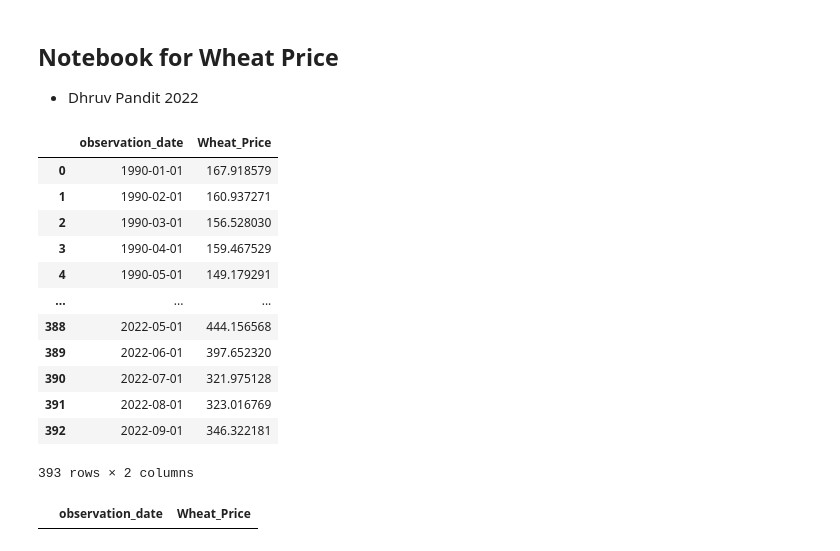
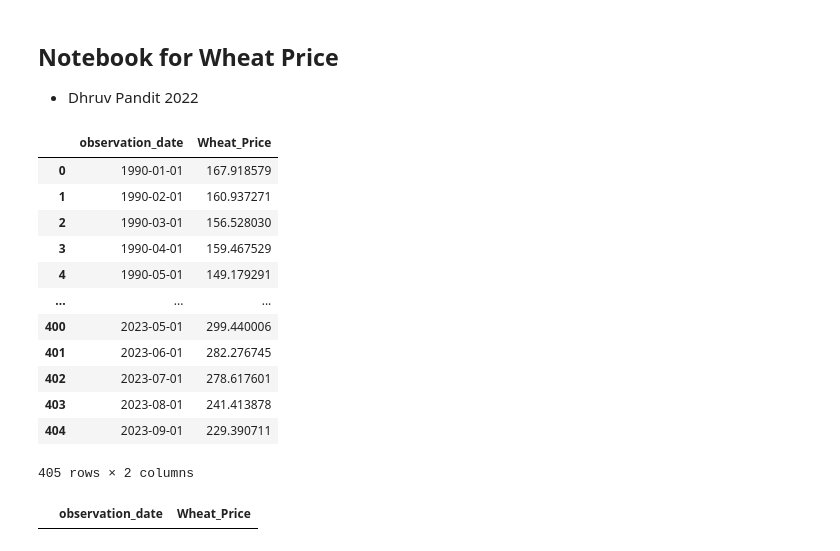
Before and after one commit to dhruv-pandit/time-series-project, a Jupyter notebook: wheat_prices/code/notebook_analysis_dhruv.ipynb, the cells around one changed output. Drawn from its saved outputs; the diff is of its cells as text; code cells hidden in the pictures.

```diff
--- a/wheat_prices/code/notebook_analysis_dhruv.ipynb
+++ b/wheat_prices/code/notebook_analysis_dhruv.ipynb
@@ -12,3 +12,8 @@ from statsmodels.tsa.statespace.sarimax import SARIMAX
 # %% [markdown]
 ## Notebook for Wheat Price
 * Dhruv Pandit 2022
+# %%
+def load_data():
+    url = 'https://raw.githubusercontent.com/dhruv-pandit/time-series-project/main/wheat_prices/Datasets/PWHEAMTUSDM.xls'
+    df_wheat = pd.read_excel(url, skiprows=10, engine='xlrd').rename(columns={'PWHEAMTUSDM' : 'Wheat_Price'})
+    return df_wheat
@@ -15,20 +29,20 @@ from statsmodels.tsa.statespace.sarimax import SARIMAX
 # %%
-df_wheat = pd.read_excel(r'/Users/dhruvpandit/Documents/GitHub/time-series-project/wheat_prices/Datasets/PWHEAMTUSDM.xls').rename(columns={'PWHEAMTUSDM' : 'Wheat_Price'})
+df_wheat = load_data()#pd.read_excel(r'/Users/dhruvpandit/Documents/GitHub/time-series-project/wheat_prices/Datasets/PWHEAMTUSDM.xls').rename(columns={'PWHEAMTUSDM' : 'Wheat_Price'})
 df_wheat
 # %% [output]
 |  | observation_date | Wheat_Price |
 | 0 | 1990-01-01 | 167.918579 |
 | 1 | 1990-02-01 | 160.937271 |
 | 2 | 1990-03-01 | 156.528030 |
 | 3 | 1990-04-01 | 159.467529 |
 | 4 | 1990-05-01 | 149.179291 |
 | ... | ... | ... |
-| 388 | 2022-05-01 | 444.156568 |
-| 389 | 2022-06-01 | 397.652320 |
-| 390 | 2022-07-01 | 321.975128 |
-| 391 | 2022-08-01 | 323.016769 |
-| 392 | 2022-09-01 | 346.322181 |
+| 400 | 2023-05-01 | 299.440006 |
+| 401 | 2023-06-01 | 282.276745 |
+| 402 | 2023-07-01 | 278.617601 |
+| 403 | 2023-08-01 | 241.413878 |
+| 404 | 2023-09-01 | 229.390711 |
-393 rows × 2 columns
+405 rows × 2 columns
 # %%
 non_numeric_values = df_wheat[~df_wheat['Wheat_Price'].apply(lambda x: np.isreal(x))]
 non_numeric_values
```
Also changed, not shown: parts of 1 cell of this notebook.
